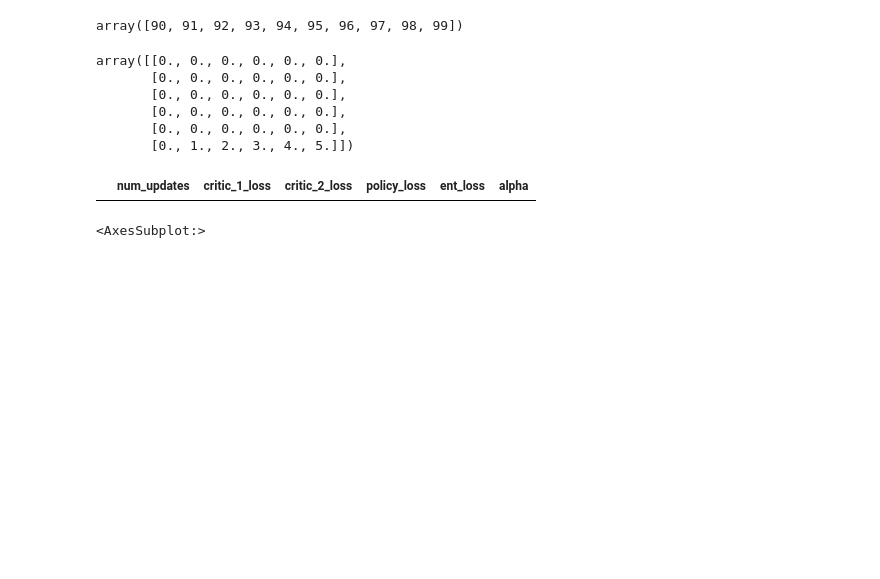
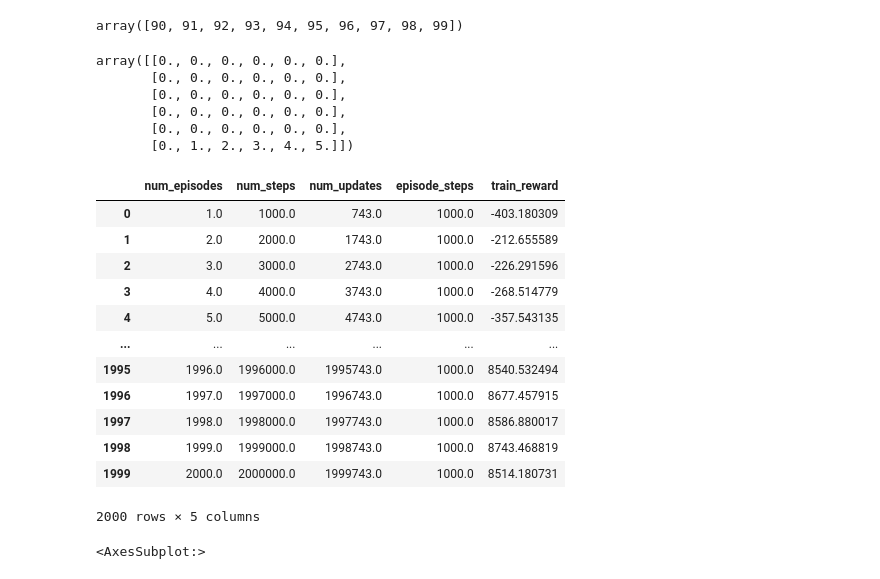
Before and after one commit to MehranTaghian/SAC_GCN, a Jupyter notebook: test.ipynb, the cells around one changed output. Drawn from its saved outputs; the diff is of its cells as text; code cells hidden in the pictures; blank space fills up the shorter version.

```diff
--- a/test.ipynb
+++ b/test.ipynb
@@ -343,9 +343,21 @@ array([[0., 0., 0., 0., 0., 0.],
 # %%
 import pandas as pd
 # %%
-pd.read_csv('/home/mehran/Documents/SAC_GCN_data/FetchReachEnvGraph-v0/standard/seed0/loss.csv')
+pd.read_csv('/home/mehran/Documents/SAC_GCN_data/HalfCheetahEnvGraph-v0/standard/seed5/train.csv')
 # %% [output]
-|  | num_updates | critic_1_loss | critic_2_loss | policy_loss | ent_loss | alpha |
+|  | num_episodes | num_steps | num_updates | episode_steps | train_reward |
+| 0 | 1.0 | 1000.0 | 743.0 | 1000.0 | -403.180309 |
+| 1 | 2.0 | 2000.0 | 1743.0 | 1000.0 | -212.655589 |
+| 2 | 3.0 | 3000.0 | 2743.0 | 1000.0 | -226.291596 |
+| 3 | 4.0 | 4000.0 | 3743.0 | 1000.0 | -268.514779 |
+| 4 | 5.0 | 5000.0 | 4743.0 | 1000.0 | -357.543135 |
+| ... | ... | ... | ... | ... | ... |
+| 1995 | 1996.0 | 1996000.0 | 1995743.0 | 1000.0 | 8540.532494 |
+| 1996 | 1997.0 | 1997000.0 | 1996743.0 | 1000.0 | 8677.457915 |
+| 1997 | 1998.0 | 1998000.0 | 1997743.0 | 1000.0 | 8586.880017 |
+| 1998 | 1999.0 | 1999000.0 | 1998743.0 | 1000.0 | 8743.468819 |
+| 1999 | 2000.0 | 2000000.0 | 1999743.0 | 1000.0 | 8514.180731 |
+2000 rows × 5 columns
 # %%
 pd.read_csv('/home/mehran/Documents/SAC_GCN/Data/AntEnvGraph-v0/standard/seed0/train.csv')
 # %% [output]
```
Also changed, not shown: 5 other files.
